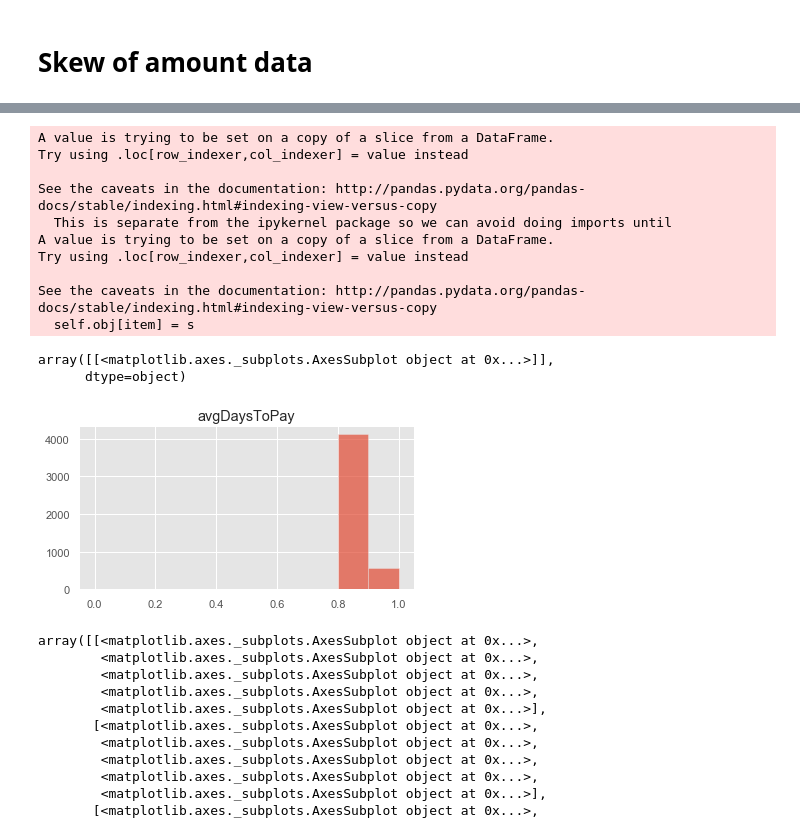
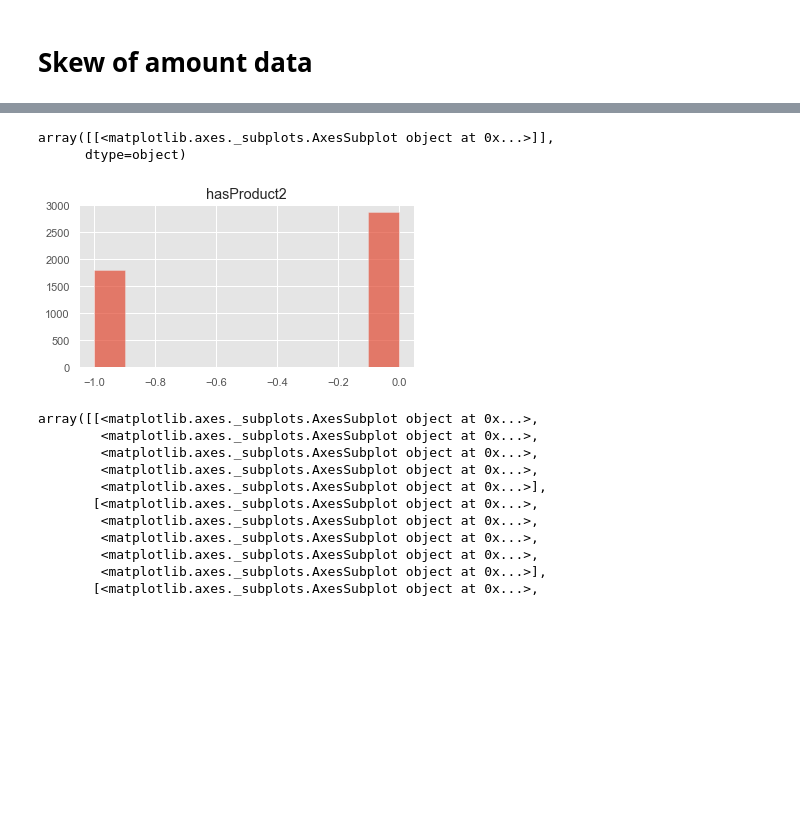
Before and after one commit to nathfy/paperUwe_v1, a Jupyter notebook: Predicting product cancelations for sales retention.ipynb, the cells around one changed output, grey strips where cells are left out. Drawn from its saved outputs; the diff is of its cells as text; code cells hidden in the pictures; blank space fills up the shorter version.

```diff
--- a/Predicting product cancelations for sales retention.ipynb
+++ b/Predicting product cancelations for sales retention.ipynb
@@ -744,8 +800,8 @@ from sklearn.preprocessing import MinMaxScaler
 matplotlib.style.use('ggplot')
 
 skewColumns = dataFrame.skew(numeric_only="true")
-skewRightColumns = skewColumns[lambda x : (x > 3.0)]
-skewLeftColumns = skewColumns[lambda x : (x < -3.0)]
+skewRightColumns = skewColumns[lambda x : (x > 0.25)]
+skewLeftColumns = skewColumns[lambda x : (x < -0.25)]
 print(f"Skew right columns: {skewRightColumns}")
 print("")
 print(f"Skew left columns: {skewLeftColumns}")
@@ -769,8 +825,9 @@ Skew left columns: avgDaysToPay   -36.079186
 dtype: float64
 # %%
 #Get the skewed cols
-scaler = MinMaxScaler()
+scaler = RobustScaler()
 skewRightDf = dataFrame[skewRightColumns.index]
+skewRightDf = skewRightDf.drop([customerIdKey], axis=1)
 skewRightDf[skewRightDf.columns] = scaler.fit_transform(skewRightDf[skewRightDf.columns])
 skewRightDf.hist(alpha=0.7, figsize=(16, 10))
 # %% [output]
@@ -823,4 +888,0 @@ array([[<matplotlib.axes._subplots.AxesSubplot object at 0x...>,
-# %%
-#scale between 0-1
-skewRightDfLog[skewRightDfLog.columns] = scaler.fit_transform(skewRightDfLog[skewRightDfLog.columns])
-skewRightDfLog.hist(alpha=0.7, figsize=(16, 10))
@@ -839,22 +889,12 @@ array([[<matplotlib.axes._subplots.AxesSubplot object at 0x...>,
 # %%
 matplotlib.style.use('ggplot')
-skewLeftDf = dataFrame[skewLeftColumns.index]
-skewLeftDf[skewLeftDf.columns] = scaler.fit_transform(skewLeftDf[skewLeftDf.columns])
+skewLeftDf = dataFrame.loc[:,skewLeftColumns.index]
+skewLeftDf.loc[:,skewLeftDf.columns] = scaler.fit_transform(skewLeftDf.loc[:,skewLeftDf.columns])
 skewLeftDf.hist(alpha=0.7, figsize=(6, 3))
 # %% [output]
-A value is trying to be set on a copy of a slice from a DataFrame.
-Try using .loc[row_indexer,col_indexer] = value instead
-
-See the caveats in the documentation: http://pandas.pydata.org/pandas-docs/stable/indexing.html#indexing-view-versus-copy
-  This is separate from the ipykernel package so we can avoid doing imports until
-A value is trying to be set on a copy of a slice from a DataFrame.
-Try using .loc[row_indexer,col_indexer] = value instead
-
-See the caveats in the documentation: http://pandas.pydata.org/pandas-docs/stable/indexing.html#indexing-view-versus-copy
-  self.obj[item] = s
+array([[<matplotlib.axes._subplots.AxesSubplot object at 0x...>]],
+      dtype=object)
-array([[<matplotlib.axes._subplots.AxesSubplot object at 0x...>]],
-      dtype=object)
-[figure, old version]
+[figure, new version]
 # %%
 # log tranform all right skewed cols:
 #logDfRightTest = np.log2(1+skewRightDf['amountTotal'])
```
Also changed, not shown: parts of 8 cells of this notebook.
